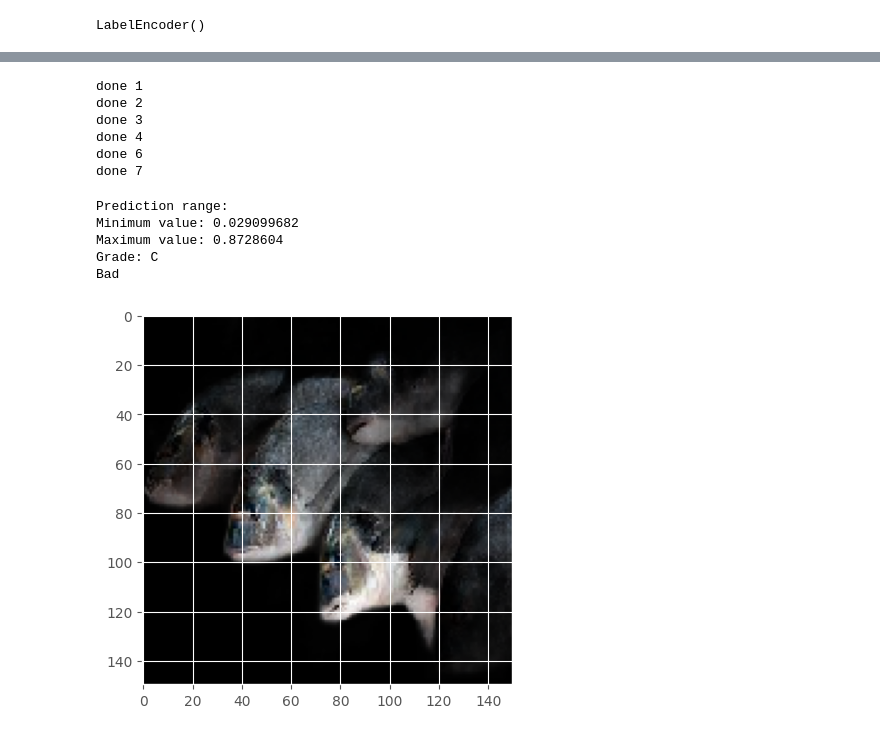
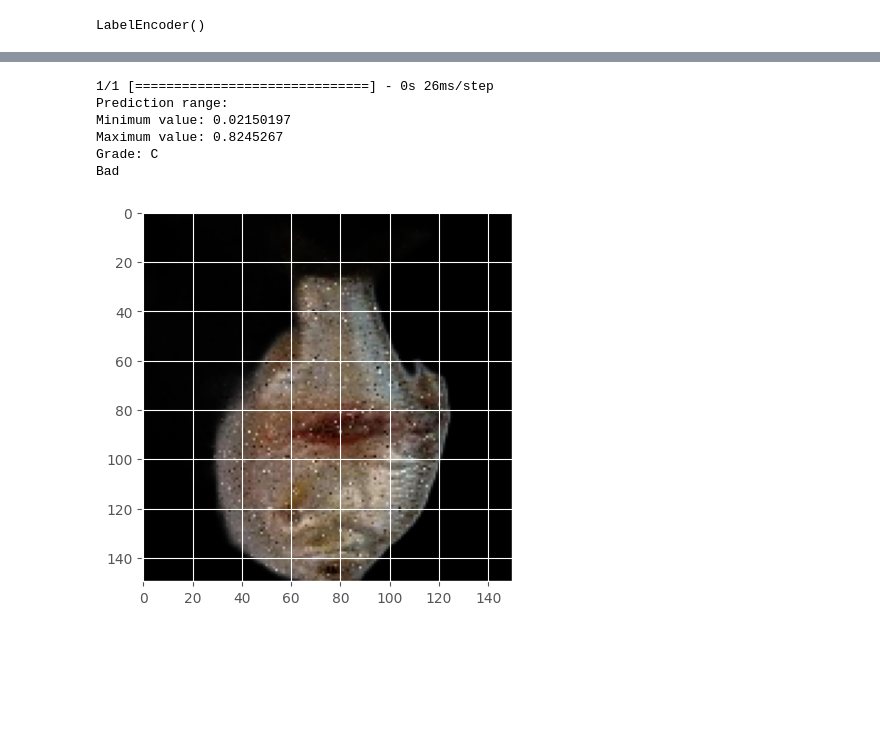
Before and after one commit to Bloomy-Bangkit/bloomy-fishgrading, a Jupyter notebook: fishgrading.ipynb, the cells around one changed output, grey strips where cells are left out. Cells and saved outputs as stored; diff of their text form; code cells hidden in the pictures; blank space fills up the shorter version.

Commit message:
Fixing a plot prediction bug

```diff
--- a/fishgrading.ipynb
+++ b/fishgrading.ipynb
@@ -27,6 +25,7 @@ height = 150
 # %%
 files = ['A', 'B', 'C']
-file_path = "D:/TITO/Documents/BANGKIT/capstone/protoype2/data4/{}"
+# file_path = "D:/TITO/Documents/BANGKIT/capstone/protoype2/data4/{}"
+file_path = "C:/laragon/www/Project/Bloomy/dataset/{}"
 data = {}
 for f in files:
     data[f]=[]
@@ -150,20 +155,9 @@ callback = tf.keras.callbacks.EarlyStopping(monitor='val_accuracy',
                                                 patience=10,
                                                 restore_best_weights=True)
 # %%
-# model.compile(tf.keras.optimizers.Adam(learning_rate=0.0001),
-#               loss=tf.keras.losses.SparseCategoricalCrossentropy(),
-#               metrics=['accuracy'])
-
-# history = model.fit(train_images, train_labels, epochs=100,
-#                     validation_data=(test_images, test_labels), callbacks=[callback])
-
-
 model.compile(optimizer=tf.keras.optimizers.Adam(learning_rate=0.0000001), loss='sparse_categorical_crossentropy', metrics=['accuracy'])
 
 def lr_scheduler(epoch):
     return 0.001 * np.exp(-0.1 * epoch)
 
 lr_callback = tf.keras.callbacks.LearningRateScheduler(lr_scheduler)
-
-# Train the model
-history = model.fit(train_images, train_labels, epochs=100, validation_data=(test_images, test_labels), callbacks=[lr_callback, callback])
@@ -187,0 +164,15 @@ Epoch 28/100
+# %%
+# Reduce batch size
+batch_size = 16
+
+# Enable mixed precision training
+tf.keras.mixed_precision.set_global_policy('mixed_float16')
+
+# Limit GPU memory growth
+gpus = tf.config.experimental.list_physical_devices('GPU')
+if gpus:
+    try:
+        for gpu in gpus:
+            tf.config.experimental.set_memory_growth(gpu, True)
+    except RuntimeError as e:
+        print(e)
@@ -187,0 +183,3 @@ Epoch 28/100
+# %%
+# history = model.fit(train_images, train_labels, epochs=100, validation_data=(test_images, test_labels), callbacks=[lr_callback, callback])
+history = model.fit(train_images, train_labels, batch_size=batch_size, epochs=100, validation_data=(test_images, test_labels), callbacks=[lr_callback, callback])
@@ -282,41 +313,11 @@ plt.show()
-# %%
-import os
-import rembg
-
-# input folder  = where is the image located
-# output folder = pick the different folder
-input_folder = "D:\\TITO\\Documents\\BANGKIT\\capstone\\protoype2\\test\\A"
-output_folder = "D:\\TITO\\Documents\\BANGKIT\\capstone\\protoype2\\test\\A_rembg"
-
-for index, file in enumerate(os.listdir(input_folder)):
-    if file.endswith(('.png', '.jpg', '.jpeg')):
-        name, ext = os.path.splitext(file)
-        input_path = os.path.join(input_folder, file)
-        output_path = os.path.join(output_folder, f"{name}-rem.png")
-
-        with open(input_path, "rb") as inp:
-            with open(output_path, "wb") as out:
-                input_data = inp.read()
-                output_data = rembg.remove(input_data)
-                out.write(output_data)
-
-        print(f'done {index+1}')
-# %% [output]
-done 1
-done 2
-done 3
-done 4
-done 6
-done 7
 # %%
 
-
 # user_path = r"C:\laragon\www\Project\Bloomy\img\output"
-user_path = r"D:\\TITO\\Documents\\BANGKIT\\capstone\\protoype2\\test\\A_rembg"
+user_path = r"C:\laragon\www\Project\Bloomy\img\output"
 
 image_files = os.listdir(user_path)
 
-index = 0
+index = 11
 image_file = os.path.join(user_path, image_files[index])
 
 img = image.load_img(image_file, target_size=(150, 150))
@@ -325,34 +326,35 @@ x = image.img_to_array(img)
 x = np.expand_dims(x, axis=0)
 x = x / 255.0
 
 classes = model.predict(x, batch_size=1)
 nilai_min = np.min(classes)
 nilai_max = np.max(classes)
 
 print("Prediction range:")
 print("Minimum value:", nilai_min)
 print("Maximum value:", nilai_max)
 
 class_list = ['A', 'B', 'C']
 
 predicted_class = class_list[np.argmax(classes[0])]
 print('Grade:', predicted_class)
 
 if predicted_class == 'A':
     print('Good')
 
 
 elif predicted_class == 'B':
     print('Medium')
 
 
 elif predicted_class == 'C':
     print('Bad')
 # %% [output]
+1/1 [==============================] - 0s 26ms/step
 Prediction range:
-Minimum value: 0.029099682
-Maximum value: 0.8728604
+Minimum value: 0.02150197
+Maximum value: 0.8245267
 Grade: C
 Bad
-[figure, old version]
+[figure, new version]
 # %%
```
Also changed, not shown: parts of 23 cells of this notebook.
